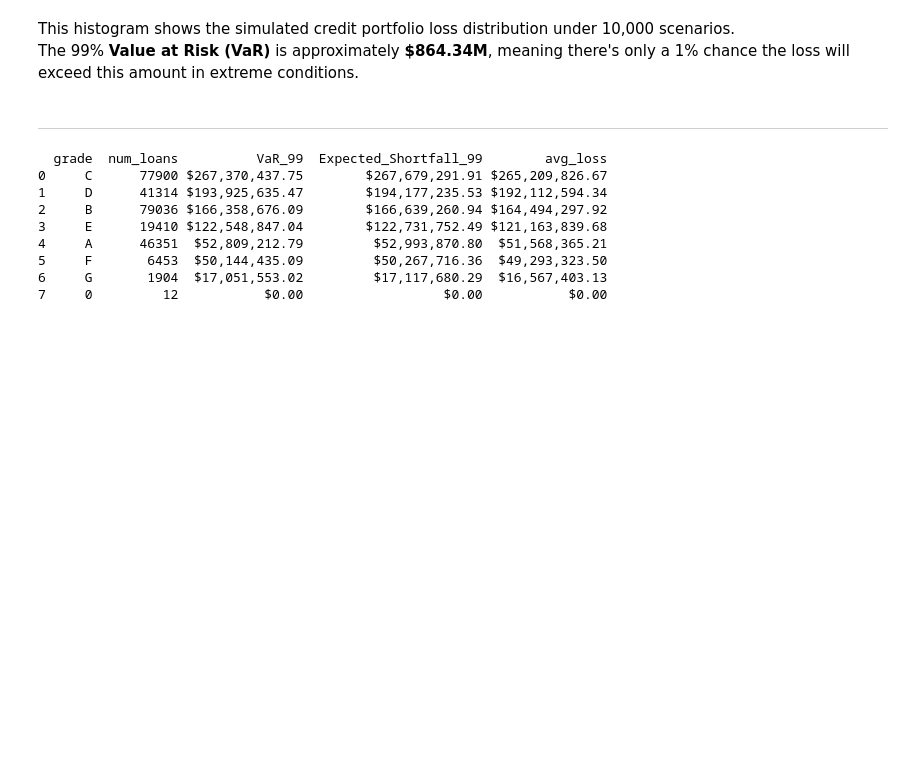
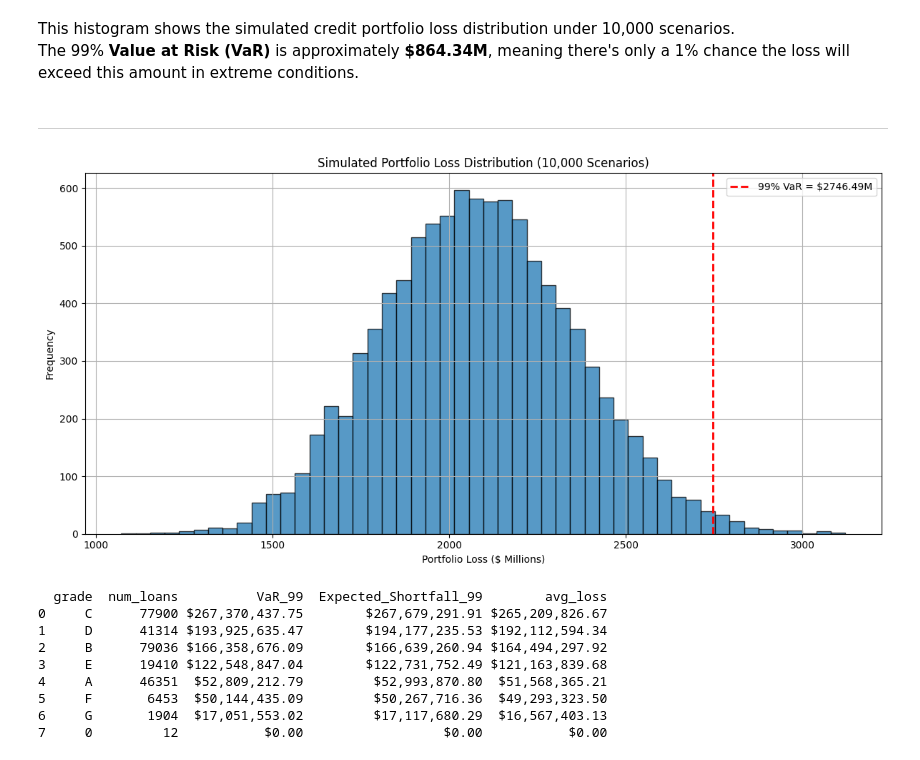
Before and after one commit to siddhantgopi/credit-risk-optimization, a Jupyter notebook: notebooks/06_Credit_VaR_Simulation.ipynb, the cells around one changed output. Saved outputs shown, nothing was run; the diff lists cells and outputs as text; code cells hidden in the pictures; blank space fills up the shorter version.

```diff
--- a/notebooks/06_Credit_VaR_Simulation.ipynb
+++ b/notebooks/06_Credit_VaR_Simulation.ipynb
@@ -143,6 +143,46 @@ This histogram shows the simulated credit portfolio loss distribution under 10,0
 The 99% **Value at Risk (VaR)** is approximately **$864.34M**, meaning there's only a 1% chance the loss will exceed this amount in extreme conditions.
 # %% [markdown]
 ---
+# %%
+import numpy as np
+import matplotlib.pyplot as plt
+
+# --- Inputs ---
+n_simulations = 10000
+np.random.seed(42)
+
+# Sample input arrays
+# Replace these with your actual values
+y_pred_proba = np.random.uniform(0.01, 0.15, 500)   # Predicted default probabilities
+ead = np.random.uniform(1, 10, 500) * 10             # Exposure at Default (e.g., in $ millions)
+LGD = 0.65                                          # Stress LGD to 80%
+
+# --- Stress Adjustment ---
+# Inflate PDs to simulate systemic risk, cap at 1
+y_pred_proba = np.minimum(y_pred_proba * 1.5, 1.0)
+
+# --- Simulation ---
+simulated_defaults = np.random.binomial(n=1, p=y_pred_proba, size=(n_simulations, len(y_pred_proba)))
+losses = simulated_defaults * (LGD * ead)  # matrix of shape (10000, num_loans)
+portfolio_losses = losses.sum(axis=1)      # total portfolio loss per simulation
+
+# --- VaR Calculation (99% level) ---
+var_99 = np.percentile(portfolio_losses, 99)
+
+# --- Plotting ---
+plt.figure(figsize=(12, 6))
+plt.hist(portfolio_losses, bins=50, edgecolor='black', alpha=0.75)
+plt.axvline(var_99, color='red', linestyle='--', linewidth=2,
+            label=f"99% VaR = ${var_99:.2f}M")
+plt.title("Simulated Portfolio Loss Distribution (10,000 Scenarios)")
+plt.xlabel("Portfolio Loss ($ Millions)")
+plt.ylabel("Frequency")
+plt.legend()
+plt.grid(True)
+plt.tight_layout()
+plt.show()
+# %% [output]
+[figure, added]
 # %%
 grades = sorted(X_test_raw['grade'].unique())  # ['A', 'B', ..., 'G']
 grade_var_results = []
```
